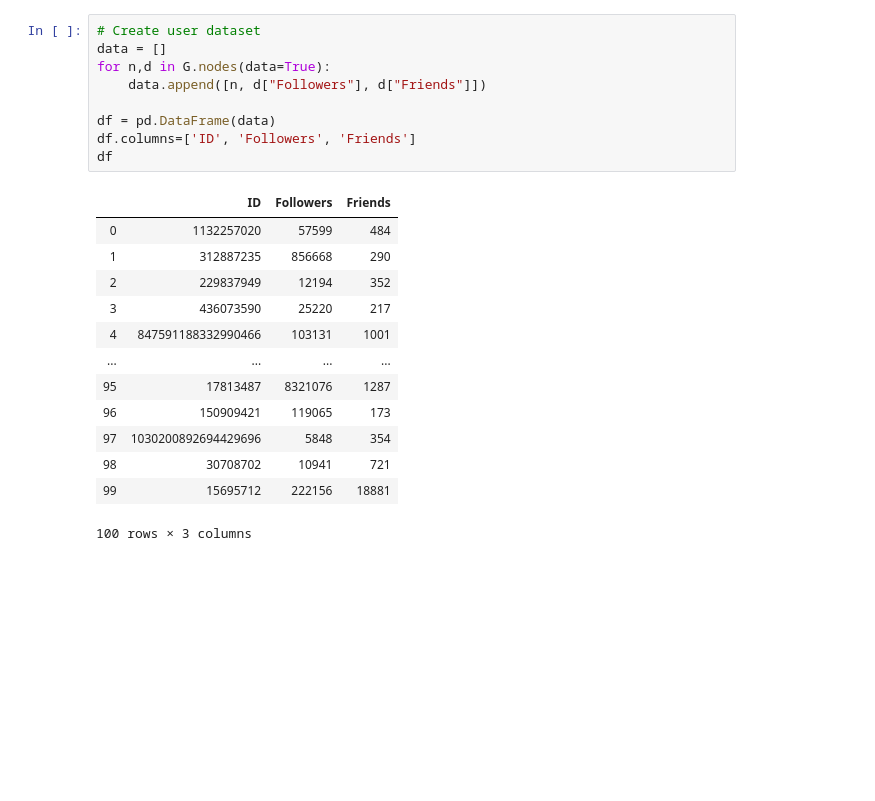
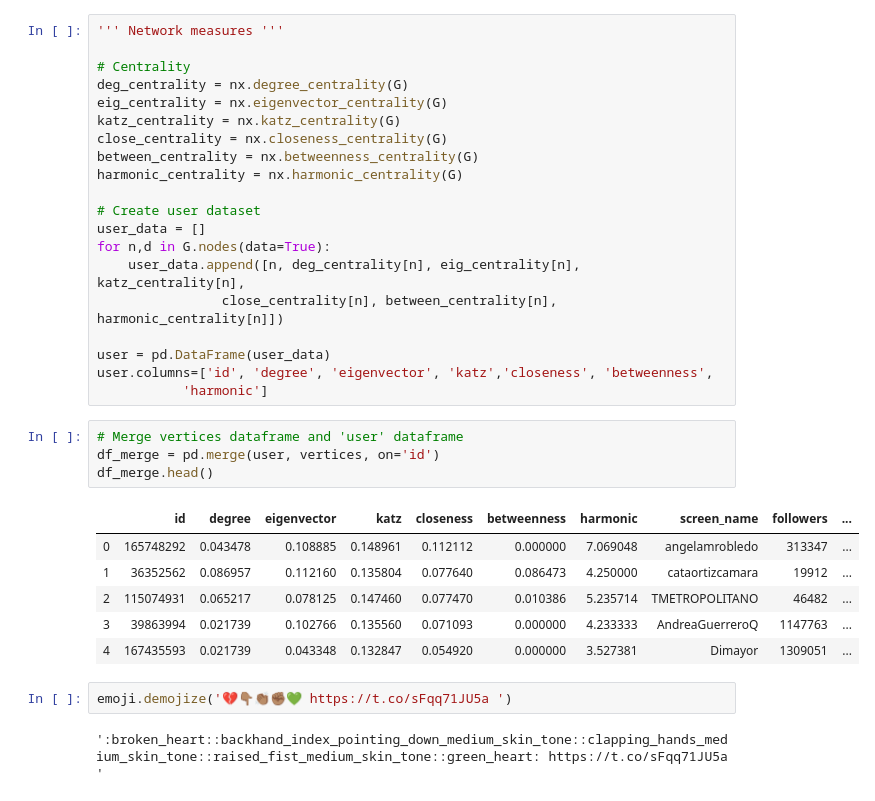
Before and after one commit to cpenalozag/TwitterNetwork, a Jupyter notebook: Graph.ipynb, the cells around one changed output. Drawn from its saved outputs; the diff is of its cells as text; blank space fills up the shorter version.

```diff
--- a/Graph.ipynb
+++ b/Graph.ipynb
@@ -52,23 +300,35 @@ plt.close()
-# %%
-# Create user dataset
-data = []
-for n,d in G.nodes(data=True):
-    data.append([n, d["Followers"], d["Friends"]])
-
-df = pd.DataFrame(data)
-df.columns=['ID', 'Followers', 'Friends']
-df
-# %% [output]
-|  | ID | Followers | Friends |
-| 0 | 1132257020 | 57599 | 484 |
-| 1 | 312887235 | 856668 | 290 |
-| 2 | 229837949 | 12194 | 352 |
-| 3 | 436073590 | 25220 | 217 |
-| 4 | 847591188332990466 | 103131 | 1001 |
-| ... | ... | ... | ... |
-| 95 | 17813487 | 8321076 | 1287 |
-| 96 | 150909421 | 119065 | 173 |
-| 97 | 1030200892694429696 | 5848 | 354 |
-| 98 | 30708702 | 10941 | 721 |
-| 99 | 15695712 | 222156 | 18881 |
-100 rows × 3 columns
+# %%
+''' Network measures '''
+
+# Centrality
+deg_centrality = nx.degree_centrality(G)
+eig_centrality = nx.eigenvector_centrality(G)
+katz_centrality = nx.katz_centrality(G)
+close_centrality = nx.closeness_centrality(G)
+between_centrality = nx.betweenness_centrality(G)
+harmonic_centrality = nx.harmonic_centrality(G)
+
+# Create user dataset
+user_data = []
+for n,d in G.nodes(data=True):
+    user_data.append([n, deg_centrality[n], eig_centrality[n], katz_centrality[n],
+                close_centrality[n], between_centrality[n], harmonic_centrality[n]])
+
+user = pd.DataFrame(user_data)
+user.columns=['id', 'degree', 'eigenvector', 'katz','closeness', 'betweenness',
+           'harmonic']
+# %%
+# Merge vertices dataframe and 'user' dataframe
+df_merge = pd.merge(user, vertices, on='id')
+df_merge.head()
+# %% [output]
+|  | id | degree | eigenvector | katz | closeness | betweenness | harmonic | screen_name | followers | ... |
+| 0 | 165748292 | 0.043478 | 0.108885 | 0.148961 | 0.112112 | 0.000000 | 7.069048 | angelamrobledo | 313347 | ... |
+| 1 | 36352562 | 0.086957 | 0.112160 | 0.135804 | 0.077640 | 0.086473 | 4.250000 | cataortizcamara | 19912 | ... |
+| 2 | 115074931 | 0.065217 | 0.078125 | 0.147460 | 0.077470 | 0.010386 | 5.235714 | TMETROPOLITANO | 46482 | ... |
+| 3 | 39863994 | 0.021739 | 0.102766 | 0.135560 | 0.071093 | 0.000000 | 4.233333 | AndreaGuerreroQ | 1147763 | ... |
+| 4 | 167435593 | 0.021739 | 0.043348 | 0.132847 | 0.054920 | 0.000000 | 3.527381 | Dimayor | 1309051 | ... |
+# %%
+emoji.demojize('💔👇🏽👏🏽✊🏽💚 https://t.co/sFqq71JU5a ')
+# %% [output]
+':broken_heart::backhand_index_pointing_down_medium_skin_tone::clapping_hands_medium_skin_tone::raised_fist_medium_skin_tone::green_heart: https://t.co/sFqq71JU5a '
```
Also changed, not shown: parts of 12 cells of this notebook, 13 other files.
